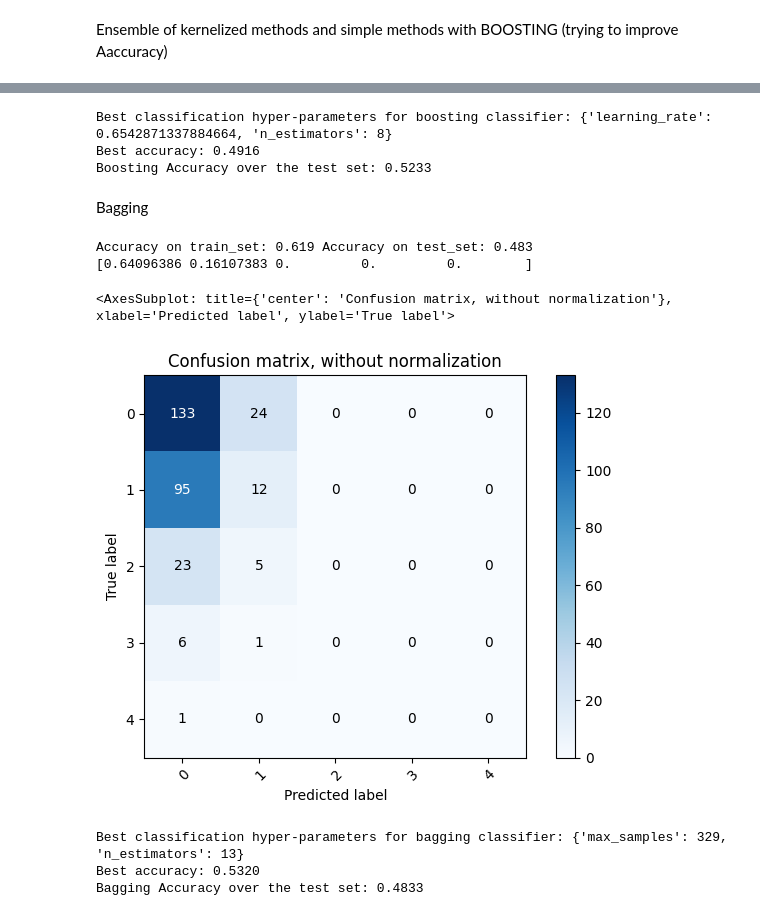
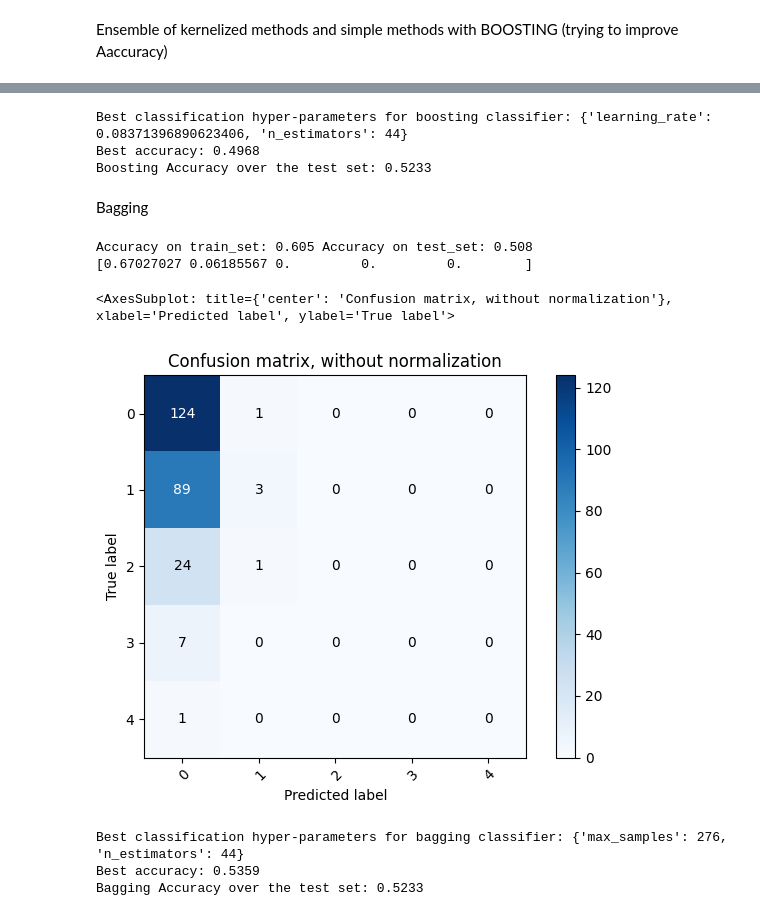
Before and after one commit to francomano/uav, a Jupyter notebook: uav.ipynb, the cells around one changed output, grey strips where cells are left out. Drawn from its saved outputs; the diff is of its cells as text; code cells hidden in the pictures.

```diff
--- a/uav.ipynb
+++ b/uav.ipynb
@@ -99,12 +99,13 @@ X= Stdscaler.transform(X)
 #print(X.std())
 random_state=12
 d={
-    3:40,
-    4:20
+   2:80,
+   3:40,
+   4:30
 }
 smote=SMOTE(sampling_strategy=d,k_neighbors=1)
-#X,y=SMOTEENN(smote=smote).fit_resample(X,y)
-X_train, X_test, y_train, y_test = train_test_split(X, y, test_size=0.3,random_state=random_state) #to be reproducible
+#smote=SMOTEENN(smote=smote)
+X_train, X_test, y_train, y_test = train_test_split(X, y, test_size=0.25,random_state=random_state) #to be reproducible
 X_train,y_train=smote.fit_resample(X_train,y_train)
 print("train-set composition: ",y_train.value_counts(normalize=False))
 print("test-set composition: ",y_test.value_counts(normalize=False))
@@ -171,7 +172,7 @@ print("Accuracy %.3f" %acc)
 # %% [output]
 Accuracy 0.929
 # %%
-classifier=DecisionTreeClassifier(max_depth=4)
+classifier=DecisionTreeClassifier(max_depth=3)
 classifier.fit(X_train, y_train)
 y_pred=classifier.predict(X_test)
 acc = accuracy_score(y_pred, y_test)
@@ -249,8 +248,8 @@ boosting_params = {
 
 adaboost_classifier = AdaBoostClassifier(
     base_estimator=all_classifiers['S'][0](C=1.0,kernel='poly',degree=4,gamma='scale'),
-    n_estimators=10,
-    learning_rate=0.7,
+    n_estimators=44,
+    learning_rate=0.08,
     algorithm= algorithm,
     random_state=random_state
     ).fit(X_train, y_train)
@@ -284,7 +283,7 @@ cv = KFold(n_splits=5, shuffle=True, random_state=random_state)
 grid_search_boosting = GridSearchCV(
     adaboost_classifier,
     boosting_params,
-    scoring='f1_micro',   #accuracy,f1_micro,f1_macro,balanced_accuracy,f1_weighted
+    scoring='accuracy',   #accuracy,f1_micro,f1_macro,balanced_accuracy,f1_weighted
     cv=cv,
     return_train_score=False,
     verbose=0,
@@ -296,34 +295,34 @@ print("Best classification hyper-parameters for boosting classifier: %r" %grid_s
 print("Best accuracy: %.4f" %grid_search_boosting.best_score_)
 print("Boosting Accuracy over the test set: %.4f" %grid_search_boosting.score(X_test, y_test))
 # %% [output]
-Best classification hyper-parameters for boosting classifier: {'learning_rate': 0.6542871337884664, 'n_estimators': 8}
-Best accuracy: 0.4916
+Best classification hyper-parameters for boosting classifier: {'learning_rate': 0.08371396890623406, 'n_estimators': 44}
+Best accuracy: 0.4968
 Boosting Accuracy over the test set: 0.5233
 # %% [markdown]
 Bagging
 # %%
 bagging_params = {
   'max_samples': np.random.randint(5,int(len(X_train)/2), 5),
   'n_estimators': n_estimators,
 }
 bagging_classifier = BaggingClassifier(
     base_estimator=all_classifiers[classifier_name][0](max_depth=4),
-    max_samples=329,
-    n_estimators=13,
+    max_samples=276,
+    n_estimators=44,
     random_state=random_state,
     ).fit(X_train, y_train)
 
 y_pred=bagging_classifier.predict(X_test)
 bagging_accuracy_test = bagging_classifier.score(X_test, y_test)
 bagging_accuracy_train = bagging_classifier.score(X_train, y_train)
 print("Accuracy on train_set: %.3f" %bagging_accuracy_train,"Accuracy on test_set: %.3f" %bagging_accuracy_test)
 print(sklearn.metrics.f1_score(y_test, y_pred,average=None))
 plot_confusion_matrix(y_test, y_pred,np.array([0,1,2,3,4]))
 # %% [output]
-Accuracy on train_set: 0.619 Accuracy on test_set: 0.483
-[0.64096386 0.16107383 0.         0.         0.        ]
+Accuracy on train_set: 0.605 Accuracy on test_set: 0.508
+[0.67027027 0.06185567 0.         0.         0.        ]
 <AxesSubplot: title={'center': 'Confusion matrix, without normalization'}, xlabel='Predicted label', ylabel='True label'>
-[figure, old version]
+[figure, new version]
 # %%
 grid_search_bagging = GridSearchCV(
     bagging_classifier,
@@ -340,6 +339,6 @@ print("Best classification hyper-parameters for bagging classifier: %r" %grid_se
 print("Best accuracy: %.4f" %grid_search_bagging.best_score_)
 print("Bagging Accuracy over the test set: %.4f" %grid_search_bagging.score(X_test, y_test))
 # %% [output]
-Best classification hyper-parameters for bagging classifier: {'max_samples': 329, 'n_estimators': 13}
-Best accuracy: 0.5320
-Bagging Accuracy over the test set: 0.4833
+Best classification hyper-parameters for bagging classifier: {'max_samples': 276, 'n_estimators': 44}
+Best accuracy: 0.5359
+Bagging Accuracy over the test set: 0.5233
```
Also changed, not shown: parts of 4 cells of this notebook.
